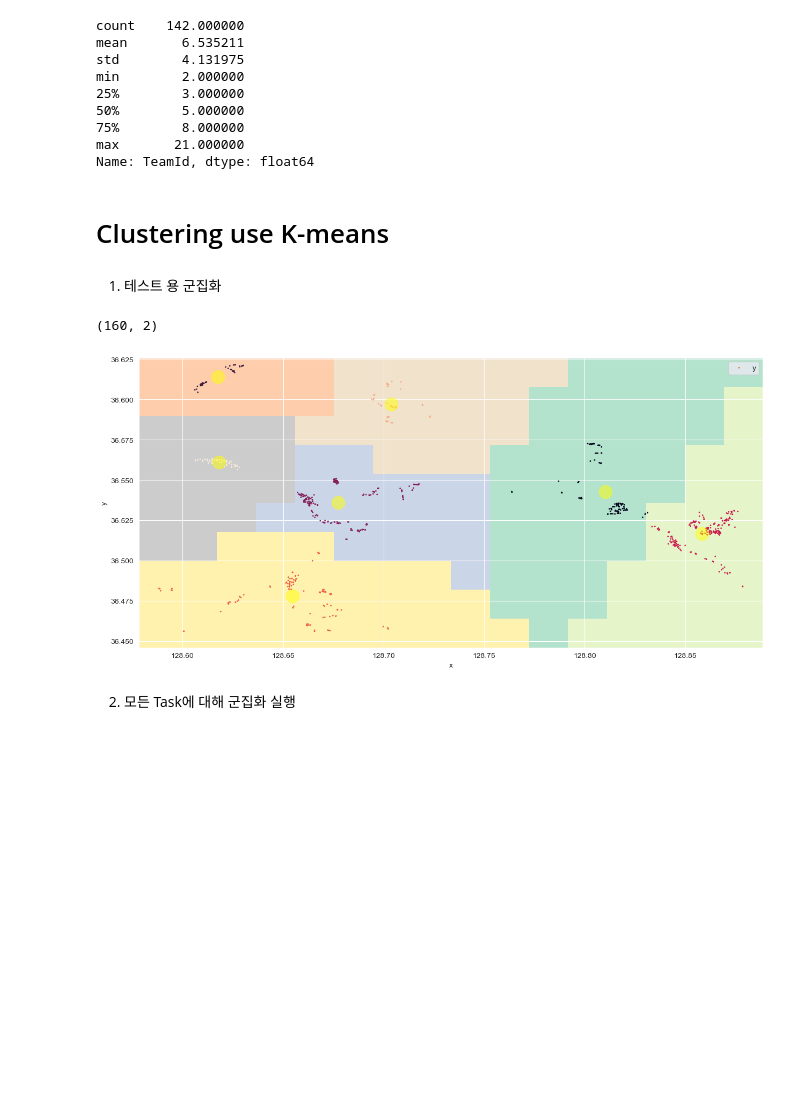
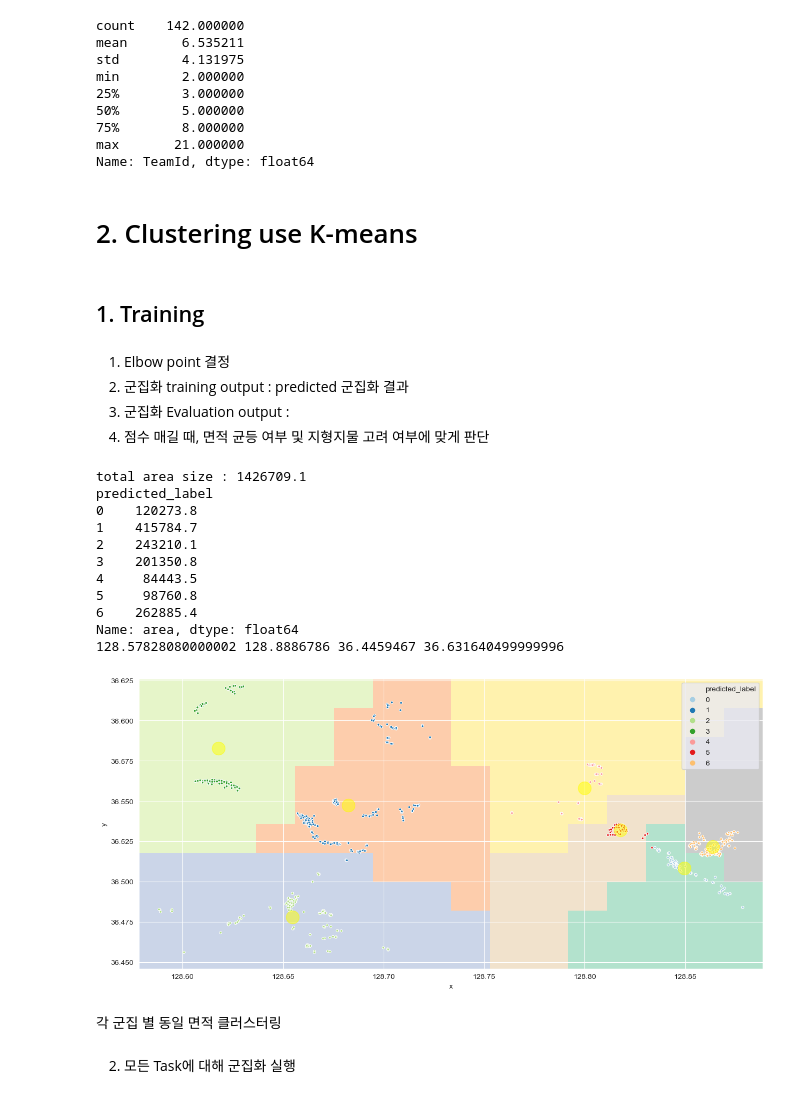
Before and after one commit to do-dong-park/capstone_study, a Jupyter notebook: example/mini_batch_k_means/mini-batch-python.ipynb, the cells around one changed output. Drawn from its saved outputs; the diff is of its cells as text; code cells hidden in the pictures; blank space fills up the shorter version.

Commit message:
ADD k-means get area data (2023.04.14)

```diff
--- a/example/mini_batch_k_means/mini-batch-python.ipynb
+++ b/example/mini_batch_k_means/mini-batch-python.ipynb
@@ -9,7 +9,7 @@ from sklearn.cluster import MiniBatchKMeans
 # %% [markdown]
 ## 1) data Pre-processing
 # %%
-df = pd.read_excel("../dataset.xlsx",sheet_name="드로니아가 보유한 데이터 셋",header=1)
-df = df.drop(columns=['Unnamed: 0','address','geometry','extra','startDate','endDate','createdAt'])
+df = pd.read_excel("../dataset.xlsx",sheet_name="Sheet2",header=1)
+df = df.drop(columns=['Unnamed: 0','geometry','extra','startDate','endDate','createdAt'])
 df = df.dropna(axis=0)
 # %% [markdown]
@@ -89,57 +91,89 @@ min        2.000000
 max       21.000000
 Name: TeamId, dtype: float64
 # %% [markdown]
-# Clustering use K-means
+# 2. Clustering use K-means
-# %% [markdown]
-1. 테스트 용 군집화
+# %% [markdown]
+## 1. Training
+# %% [markdown]
+1. Elbow point 결정
+2. 군집화 training
+    output : predicted 군집화 결과
+3. 군집화 Evaluation
+    output :
+3. 점수 매길 때, 면적 균등 여부 및 지형지물 고려 여부에 맞게 판단
 # %%
 from sklearn.cluster import KMeans
 
-task = df[df['TaskId']==618978]
 
+df_taskid_filtered = df.copy()[df['TaskId']==618978]
+total_area_size = df_taskid_filtered['area'].sum()
 # x,y coordinate about area (779,2)
-X1 = task[['x' , 'y']].iloc[: , :].values
+X1 = df_taskid_filtered[['x' , 'y']].iloc[: , :].values
+
+MIN_AREA, MAX_AREA = 6600, 200000
+# 최대 구역 갯수 : 하루 최대 방제 면적을 기준으로 분할, 결과 조각을 한 사람이 며칠에 걸쳐 방제
+n = int(total_area_size/MAX_AREA)
 
 # K-means algorithm
-algorithm = (KMeans(n_clusters = 7 ,init='k-means++', n_init = 10 ,max_iter=300,
-                            tol=0.0001,  random_state= 111  , algorithm='elkan') )
-algorithm.fit(X1)
-
+algorithm = (KMeans(n_clusters =  n,init='k-means++', n_init = 'auto' ,max_iter=1000,
+                            tol=0.0001  , algorithm='elkan') )
+algorithm.fit(df_taskid_filtered[['x','y']].values)
 # input data에 의한 clustering 결과 (라벨, 중점)
 labels1 = algorithm.labels_
 centroids1 = algorithm.cluster_centers_
+# clustering 결과를 좌표에 포함
+df_taskid_filtered['predicted_label'] = labels1.astype(int)
+# 클러스터링 라벨 별 면적 df 생성ㅠ
+df_area_size_per_label = df_taskid_filtered.groupby('predicted_label')['area'].agg('sum')
+print("total area size : {}".format(total_area_size))
+print(df_area_size_per_label)
+
 
 h = 0.02
 x_min, x_max = X1[:, 0].min()-0.01, X1[:, 0].max()+0.01
 y_min, y_max = X1[:, 1].min()-0.01, X1[:, 1].max()+0.01
-
+print(x_min,x_max,y_min,y_max)
 # 좌표 상 x,y 축 격자 생성
 xx, yy = np.meshgrid(np.arange(x_min,x_max,h),np.arange(y_min,y_max,h))
 
 # 격자점에 대한 kmeans clustering
 Z = algorithm.predict(np.c_[xx.ravel(),yy.ravel()])
 
 plt.figure(1 , figsize = (15 , 7) )
 plt.clf()
 
 # 10*16 size로 결과 재배열
 Z = Z.reshape(xx.shape)
 
 # 격자점 클러스터링
 plt.imshow(Z , interpolation='nearest',
            extent=(x_min, x_max, yy.min(), yy.max()),
            cmap = plt.cm.Pastel2, aspect = 'auto', origin='lower')
 
 # 데이터 클러스터링
-plt.scatter( x = 'x' ,y = 'y' , data = task , c = labels1 ,s = 1 )
+sns.scatterplot(x="x", y="y", hue="predicted_label",
+                data=df_taskid_filtered, palette='Paired', s=10);
+
 # 중심점 뿌리기
 plt.scatter(x = centroids1[: , 0] , y =  centroids1[: , 1] , s = 300 , c = 'yellow' , alpha = 0.5)
 
 plt.ylabel('y') , plt.xlabel('x')
-plt.legend()
+
 plt.show()
 # %% [output]
-(160, 2)
+total area size : 1426709.1
+predicted_label
+0    120273.8
+1    415784.7
+2    243210.1
+3    201350.8
+4     84443.5
+5     98760.8
+6    262885.4
+Name: area, dtype: float64
+128.57828080000002 128.8886786 36.4459467 36.631640499999996
-[figure, old version]
+[figure, new version]
+# %% [markdown]
+각 군집 별 동일 면적 클러스터링
 # %% [markdown]
 2. 모든 Task에 대해 군집화 실행
```
Also changed, not shown: parts of 6 cells of this notebook, 7 other files.
